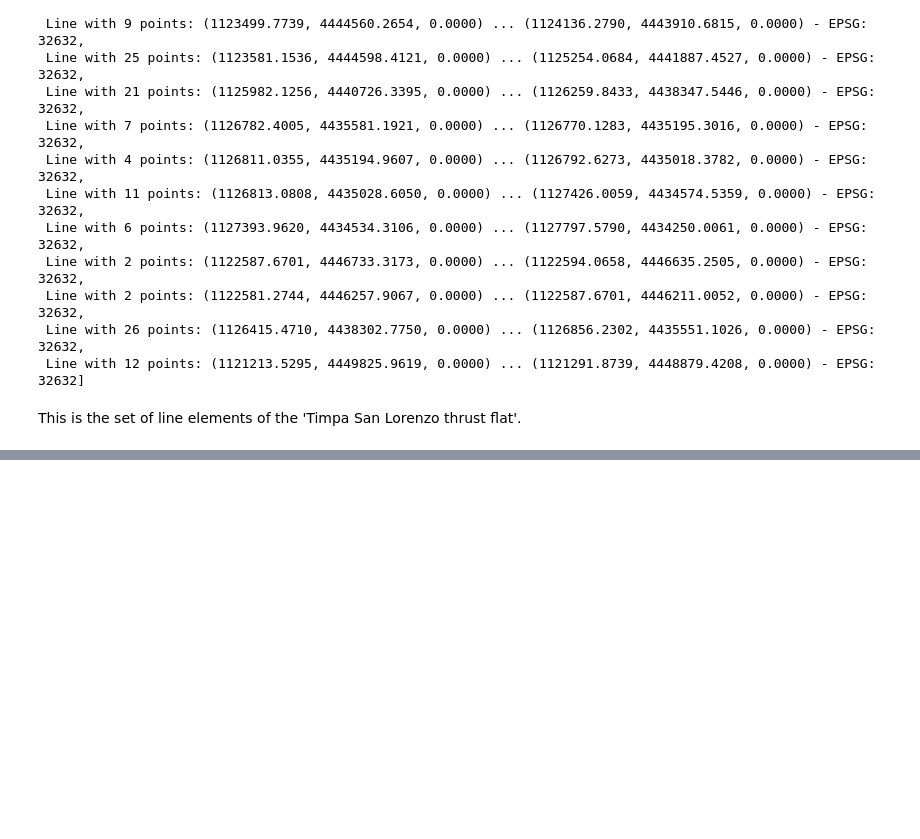
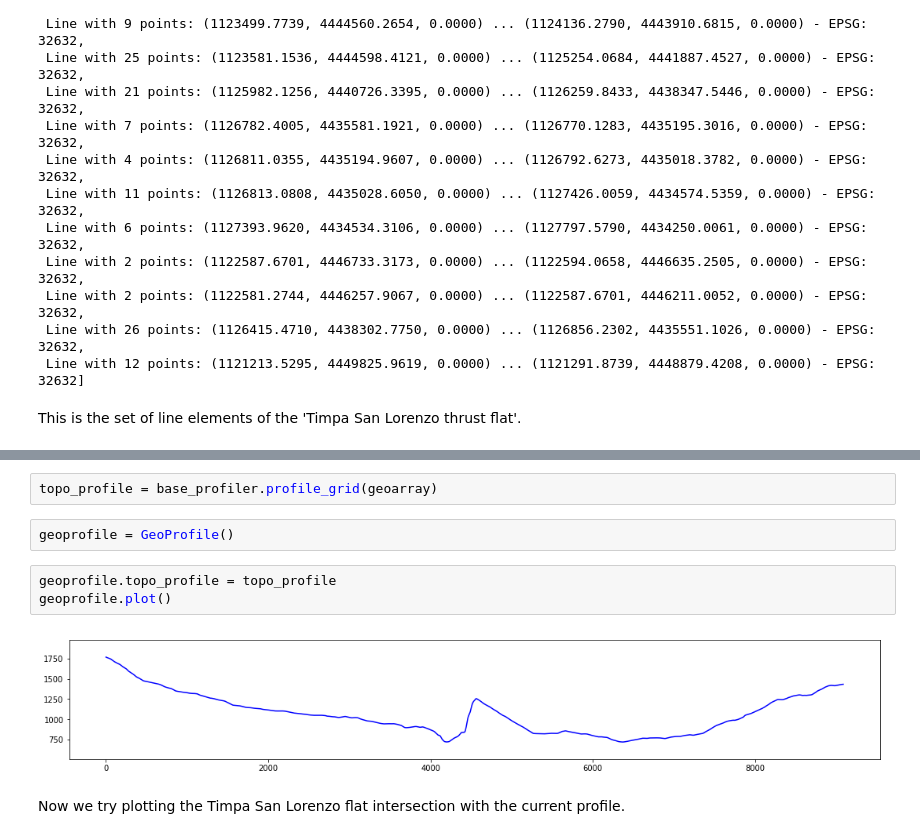
Before and after one commit to mauroalberti/geoprocess, a Jupyter notebook: docs/notebooks/Geologic profiles.ipynb, the cells around one changed output, grey strips where cells are left out. Saved outputs shown, nothing was run; the diff lists cells and outputs as text; blank space fills up the shorter version.

Commit message:
Implementing line intersections

```diff
--- a/docs/notebooks/Geologic profiles.ipynb
+++ b/docs/notebooks/Geologic profiles.ipynb
@@ -406,0 +416,11 @@ This is the set of line elements of the 'Timpa San Lorenzo thrust flat'.
+# %%
+topo_profile = base_profiler.profile_grid(geoarray)
+# %%
+geoprofile = GeoProfile()
+# %%
+geoprofile.topo_profile = topo_profile
+geoprofile.plot()
+# %% [output]
+[figure, added]
+# %% [markdown]
+Now we try plotting the Timpa San Lorenzo flat intersection with the current profile.
```
Also changed, not shown: parts of 8 cells of this notebook, 1 other file.
